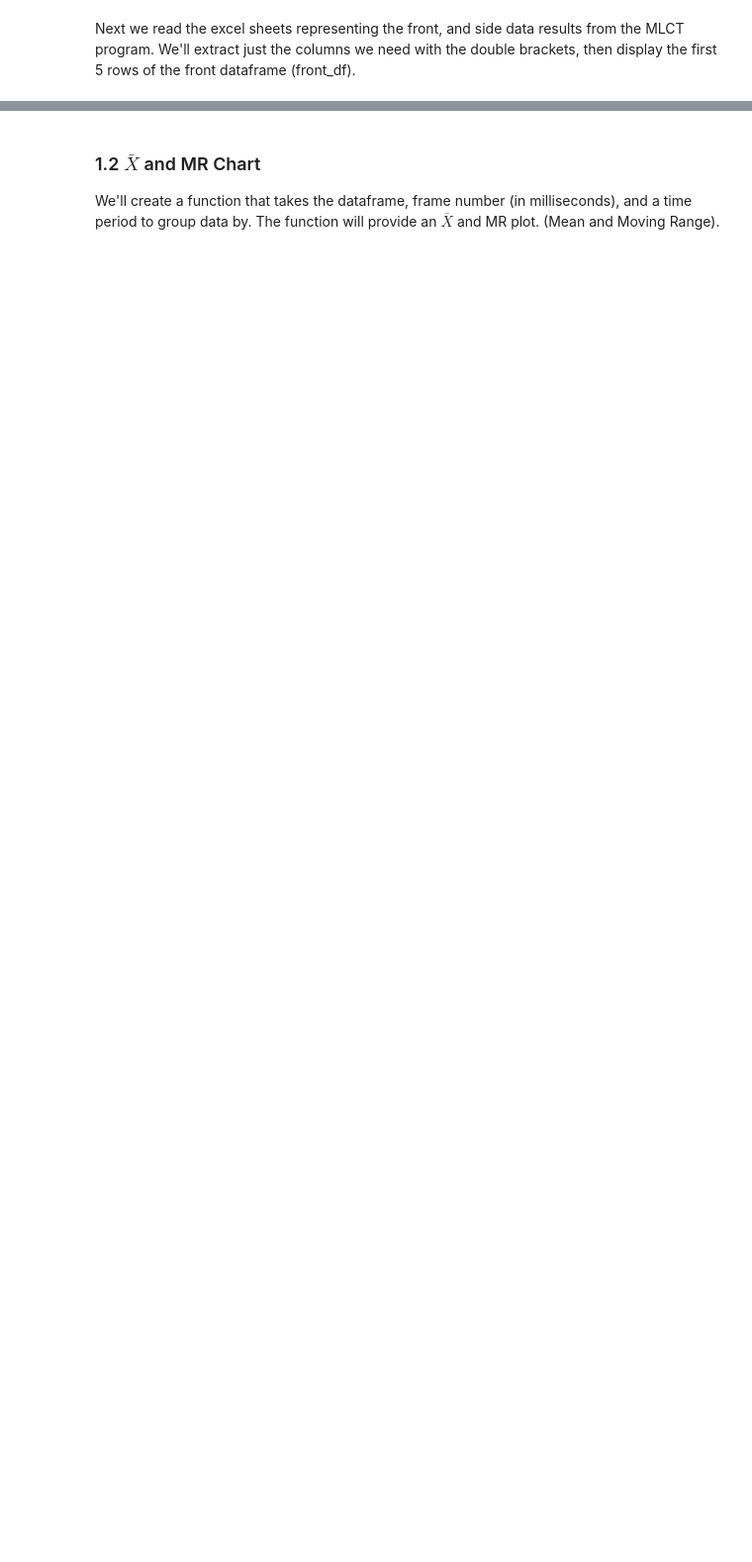
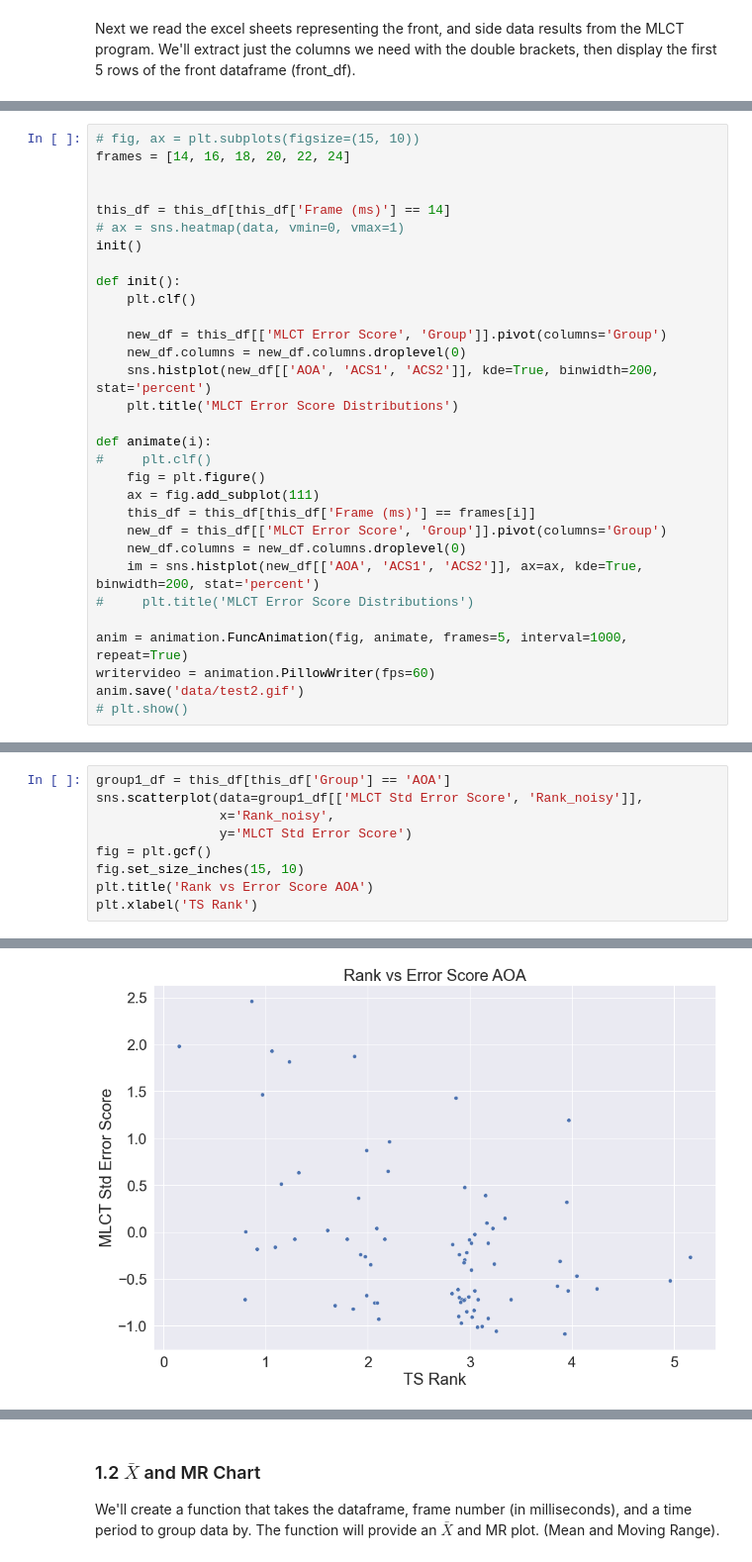
Before and after one commit to zacharynp/mlct_analysis, a Jupyter notebook: notebook.ipynb, the cells around one changed output, grey strips where cells are left out. Shown at 99% size. Drawn from its saved outputs; the diff is of its cells as text; blank space fills up the shorter version.

```diff
--- a/notebook.ipynb
+++ b/notebook.ipynb
@@ -99,0 +169,31 @@ front_acs_df.head()
+# %%
+# fig, ax = plt.subplots(figsize=(15, 10))
+frames = [14, 16, 18, 20, 22, 24]
+
+
+this_df = this_df[this_df['Frame (ms)'] == 14]
+# ax = sns.heatmap(data, vmin=0, vmax=1)
+init()
+
+def init():
+    plt.clf()
+
+    new_df = this_df[['MLCT Error Score', 'Group']].pivot(columns='Group')
+    new_df.columns = new_df.columns.droplevel(0)
+    sns.histplot(new_df[['AOA', 'ACS1', 'ACS2']], kde=True, binwidth=200, stat='percent')
+    plt.title('MLCT Error Score Distributions')
+
+def animate(i):
+#     plt.clf()
+    fig = plt.figure()
+    ax = fig.add_subplot(111)
+    this_df = this_df[this_df['Frame (ms)'] == frames[i]]
+    new_df = this_df[['MLCT Error Score', 'Group']].pivot(columns='Group')
+    new_df.columns = new_df.columns.droplevel(0)
+    im = sns.histplot(new_df[['AOA', 'ACS1', 'ACS2']], ax=ax, kde=True, binwidth=200, stat='percent')
+#     plt.title('MLCT Error Score Distributions')
+
+anim = animation.FuncAnimation(fig, animate, frames=5, interval=1000, repeat=True)
+writervideo = animation.PillowWriter(fps=60)
+anim.save('data/test2.gif')
+# plt.show()
@@ -99,0 +246,10 @@ front_acs_df.head()
+# %%
+group1_df = this_df[this_df['Group'] == 'AOA']
+sns.scatterplot(data=group1_df[['MLCT Std Error Score', 'Rank_noisy']],
+                x='Rank_noisy',
+                y='MLCT Std Error Score')
+fig = plt.gcf()
+fig.set_size_inches(15, 10)
+plt.title('Rank vs Error Score AOA')
+plt.xlabel('TS Rank')
+# %% [output]
@@ -99,0 +257 @@ front_acs_df.head()
+[figure, added]
```
Also changed, not shown: parts of 32 cells of this notebook, 13 other files.
